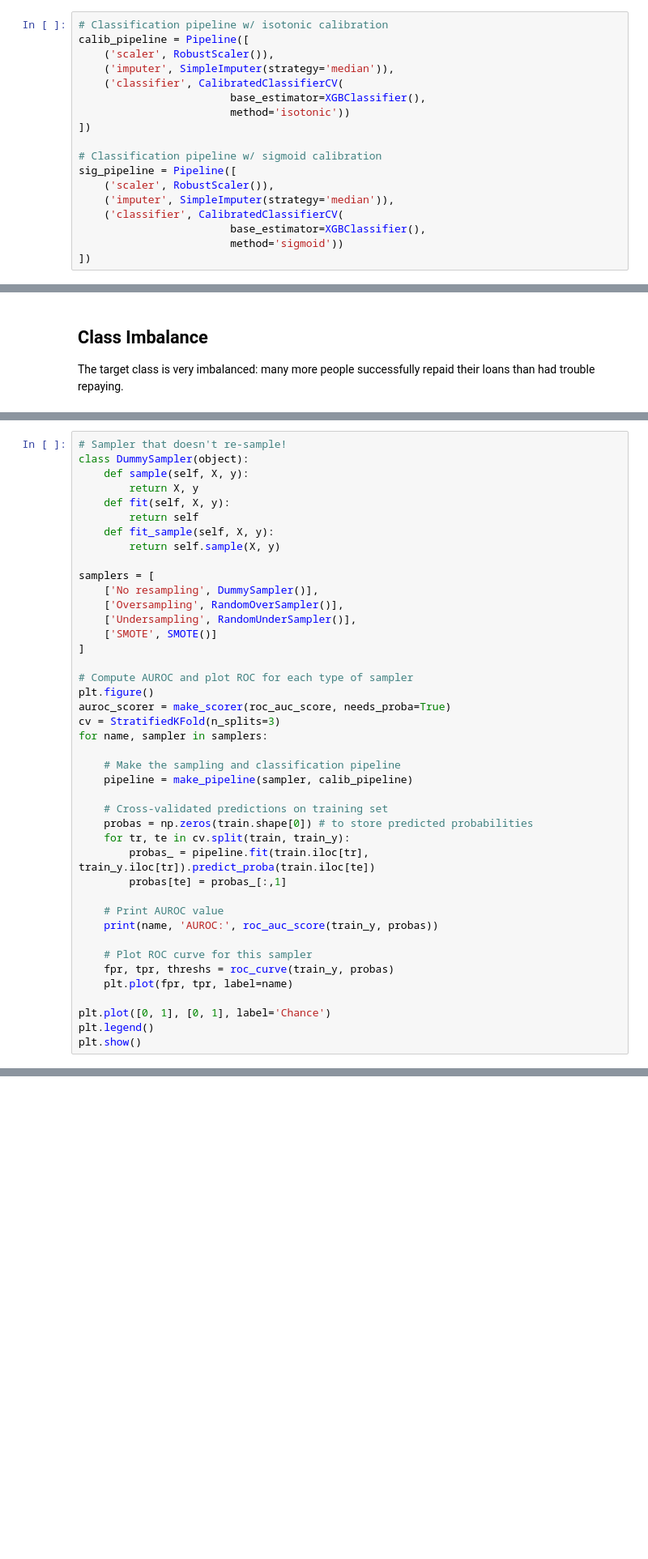
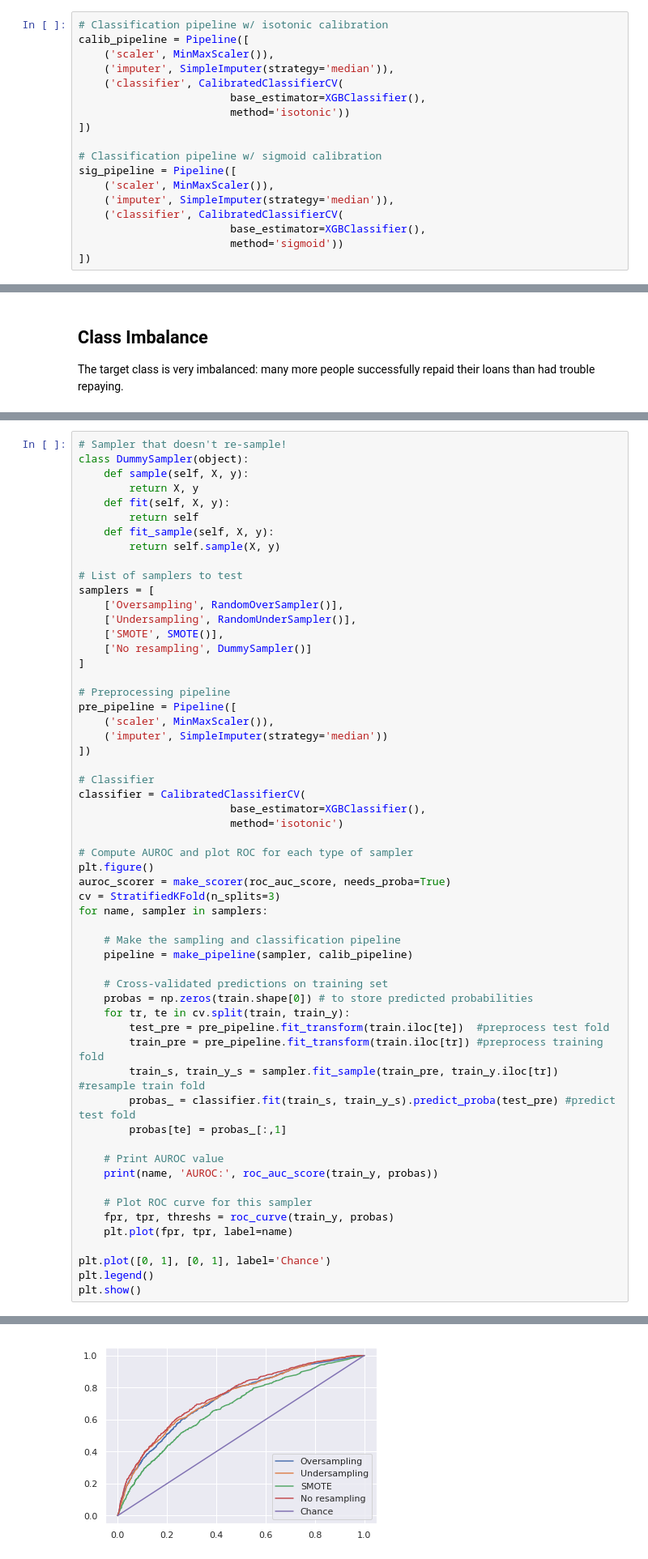
Before and after one commit to brendanhasz/home-credit-group, a Jupyter notebook: HomeCreditGroup.ipynb, the cells around one changed output, grey strips where cells are left out. Shown: that part at 81% size. Drawn from its saved outputs; the diff is of its cells as text; blank space fills up the shorter version.

```diff
--- a/HomeCreditGroup.ipynb
+++ b/HomeCreditGroup.ipynb
@@ -384,7 +389,7 @@ We'll try both methods, and see if either betters the calibration of our model.
 # %%
 # Classification pipeline w/ isotonic calibration
 calib_pipeline = Pipeline([
-    ('scaler', RobustScaler()),
+    ('scaler', MinMaxScaler()),
     ('imputer', SimpleImputer(strategy='median')),
     ('classifier', CalibratedClassifierCV(
                         base_estimator=XGBClassifier(),
@@ -393,7 +398,7 @@ calib_pipeline = Pipeline([
 
 # Classification pipeline w/ sigmoid calibration
 sig_pipeline = Pipeline([
-    ('scaler', RobustScaler()),
+    ('scaler', MinMaxScaler()),
     ('imputer', SimpleImputer(strategy='median')),
     ('classifier', CalibratedClassifierCV(
                         base_estimator=XGBClassifier(),
@@ -483,12 +490,24 @@ class DummySampler(object):
     def fit_sample(self, X, y):
         return self.sample(X, y)
 
+# List of samplers to test
 samplers = [
-    ['No resampling', DummySampler()],
     ['Oversampling', RandomOverSampler()],
     ['Undersampling', RandomUnderSampler()],
-    ['SMOTE', SMOTE()]
+    ['SMOTE', SMOTE()],
+    ['No resampling', DummySampler()]
 ]
+
+# Preprocessing pipeline
+pre_pipeline = Pipeline([
+    ('scaler', MinMaxScaler()),
+    ('imputer', SimpleImputer(strategy='median'))
+])
+
+# Classifier
+classifier = CalibratedClassifierCV(
+                        base_estimator=XGBClassifier(),
+                        method='isotonic')
 
 # Compute AUROC and plot ROC for each type of sampler
 plt.figure()
@@ -502,7 +521,10 @@ for name, sampler in samplers:
     # Cross-validated predictions on training set
     probas = np.zeros(train.shape[0]) # to store predicted probabilities
     for tr, te in cv.split(train, train_y):
-        probas_ = pipeline.fit(train.iloc[tr], train_y.iloc[tr]).predict_proba(train.iloc[te])
+        test_pre = pre_pipeline.fit_transform(train.iloc[te])  #preprocess test fold
+        train_pre = pre_pipeline.fit_transform(train.iloc[tr]) #preprocess training fold
+        train_s, train_y_s = sampler.fit_sample(train_pre, train_y.iloc[tr]) #resample train fold
+        probas_ = classifier.fit(train_s, train_y_s).predict_proba(test_pre) #predict test fold
         probas[te] = probas_[:,1]
 
     # Print AUROC value
@@ -515,3 +537,4 @@ for name, sampler in samplers:
 plt.plot([0, 1], [0, 1], label='Chance')
 plt.legend()
 plt.show()
+# %% [output]
@@ -518,3 +545,4 @@ plt.show()
+[figure, added]
 # %% [markdown]
 Notes:
 
```
Also changed, not shown: parts of 11 cells of this notebook.
